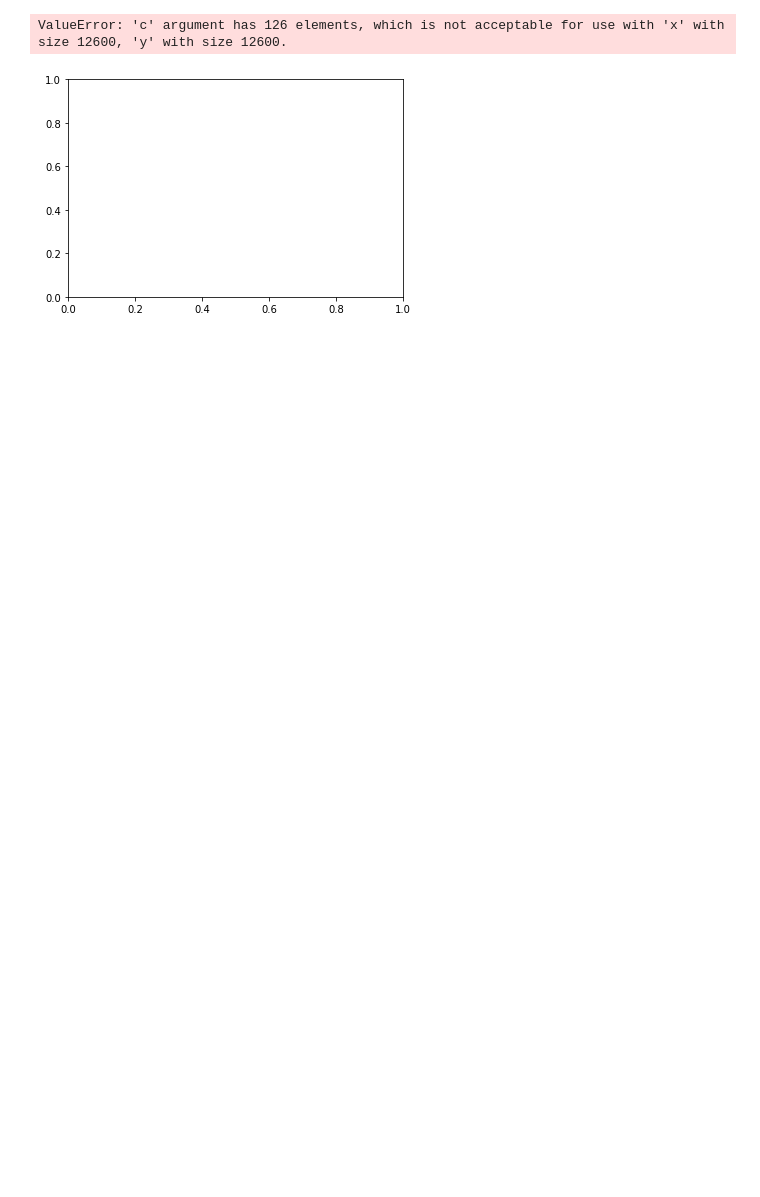
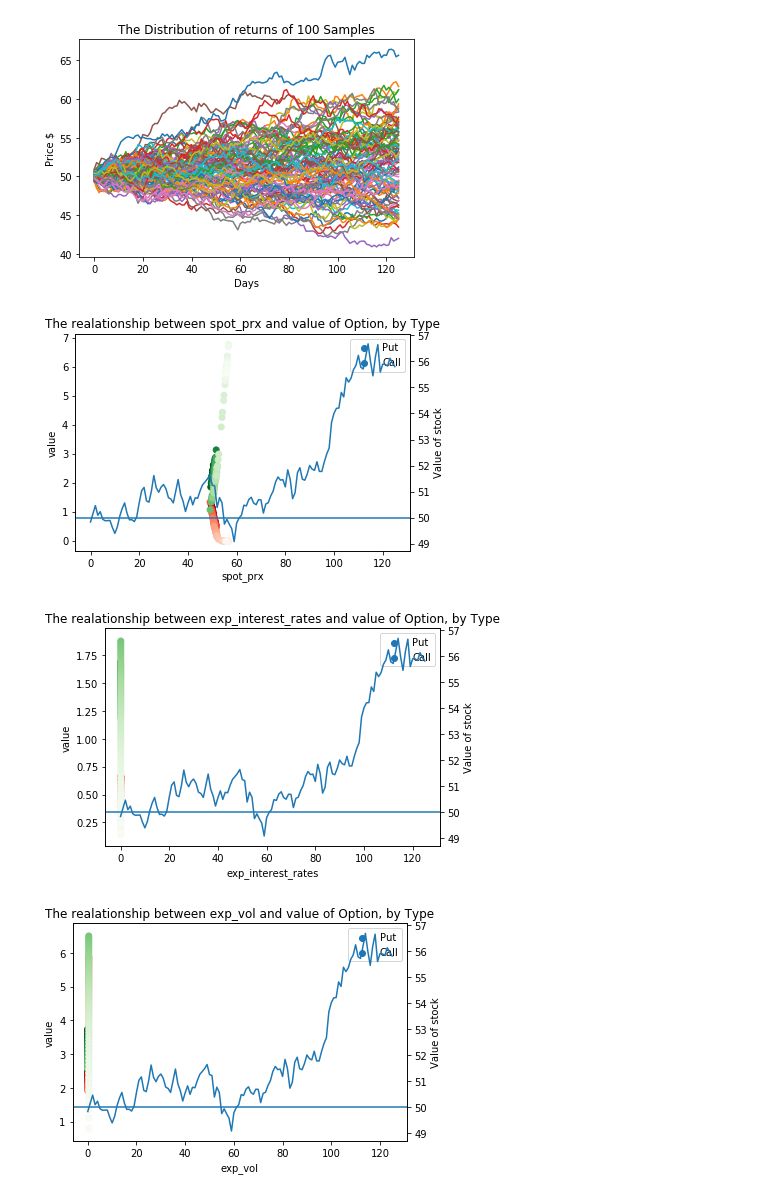
Before and after one commit to CLARKBENHAM/side_projects, a Jupyter notebook: MSTG/Option Visuals.ipynb, the cells around one changed output. Saved outputs shown, nothing was run; the diff lists cells and outputs as text; code cells hidden in the pictures; blank space fills up the shorter version.

Commit message:
finished visuals, calculations of all European Option greeks

```diff
--- a/MSTG/Option Visuals.ipynb
+++ b/MSTG/Option Visuals.ipynb
@@ -117,15 +117,12 @@ n = 126
 reps = 100
 hist = s.inc_time(n = n, reps = reps)
 # print(np.mean(hist, axis = 1), np.std(hist, axis = 1))
-# for i in range(reps):
-#     plt.plot(range(n), hist[i])
-# plt.title(f"The Distribution of returns of {reps} Samples")
-# plt.xlabel("Days")
-# plt.ylabel("Price $")
-# plt.show()
-strk = 50
-opt_call = options(s, interest_rates = 0.05, strike = strk, days_to_exp = 126, op_type = "euro_call")
-opt_put = options(s, interest_rates = 0.05, strike = strk, days_to_exp = 126, op_type = "euro_put")
+for i in range(reps):
+    plt.plot(range(n), hist[i])
+plt.title(f"The Distribution of returns of {reps} Samples")
+plt.xlabel("Days")
+plt.ylabel("Price $")
+plt.show()
 # print(opt_call.bs_value())
 
 def two_greeks_pc(g1, g2, optp, optc, hist):
@@ -134,37 +131,44 @@ def two_greeks_pc(g1, g2, optp, optc, hist):
     px, py, time = optp#opt_put.bs_value_by_greek(spot_prx = hist, ret= [g1,g2, "time"])
     callx, cally = optc#opt_call.bs_value_by_greek(spot_prx = hist, ret= [g1, g2])
     ax1.scatter(px, py, label = "Put", c = time, cmap = "Reds")
     ax1.scatter(callx, cally, label = "Call", c= time, cmap = "Greens")#, c =opt_call.bs_value_by_greek(ret= ["time"]))
     plt.title(f"The realationship between {g1} and {g2} of Option, by Type")
     plt.xlabel(g1)
     plt.ylabel(g2)
     ax1.legend()
 
     ax2 = ax1.twinx()
     ax2.plot(hist)#, c = time, cmap = "Greys")
     ax2.set_ylabel(f"Value of stock")
     ax2.axhline(strk)
     plt.show()
 
+
+strk = 50
+opt_call = options(s, interest_rates = 0.05, strike = strk, days_to_exp = 126, op_type = "euro_call")
+opt_put = options(s, interest_rates = 0.05, strike = strk, days_to_exp = 126, op_type = "euro_put")
+
 g1,g2 = ("spot_prx", "value")
-optp = opt_put.bs_value_by_greek(spot_prx = hist, ret= [g1,g2, "time"])
-optc = opt_call.bs_value_by_greek(spot_prx = hist, ret= [g1, g2])
+optp = opt_put.bs_value_by_greek(spot_prx = hist[0], ret= [g1,g2, "time"])
+optc = opt_call.bs_value_by_greek(spot_prx = hist[0], ret= [g1, g2])
 two_greeks_pc("spot_prx", "value", optp, optc, hist[0])
 
 g1,g2 = ("exp_interest_rates", "value")
 optp = opt_put.bs_value_by_greek(exp_interest_rates= np.concatenate((np.repeat(0, n//2),np.repeat(0.1, n//2))), ret= [g1,g2, "time"])
 optc = opt_call.bs_value_by_greek(exp_interest_rates= np.concatenate((np.repeat(0, n//2),np.repeat(0.1, n//2))), ret= [g1, g2])
 two_greeks_pc("exp_interest_rates", "value", optp, optc, hist[0])
 
 g1, g2 = ("exp_vol", "value")
 optp = opt_put.bs_value_by_greek(exp_vol= np.concatenate((np.repeat(0.05, n//2),np.repeat(0.4, n//2))), ret= [g1,g2, "time"])
 optc = opt_call.bs_value_by_greek(exp_vol= np.concatenate((np.repeat(0.05, n//2),np.repeat(0.4, n//2))), ret= [g1, g2])
 two_greeks_pc("exp_vol", "value", optp, optc, hist[0])
 # two_greeks_pc("spot_prx", "value", hist[0])
 # plt.title("The realationship between Spot Prices and Value of Put Option")
 # %% [output]
-ValueError: 'c' argument has 126 elements, which is not acceptable for use with 'x' with size 12600, 'y' with size 12600.
-[figure, old version]
+[figure, new version]
+[figure, added]
+[figure, added]
+[figure, added]
 # %%
 def two_greeks_pc(g1, g2):
     fig, ax1 = ax1.subplots()
```
